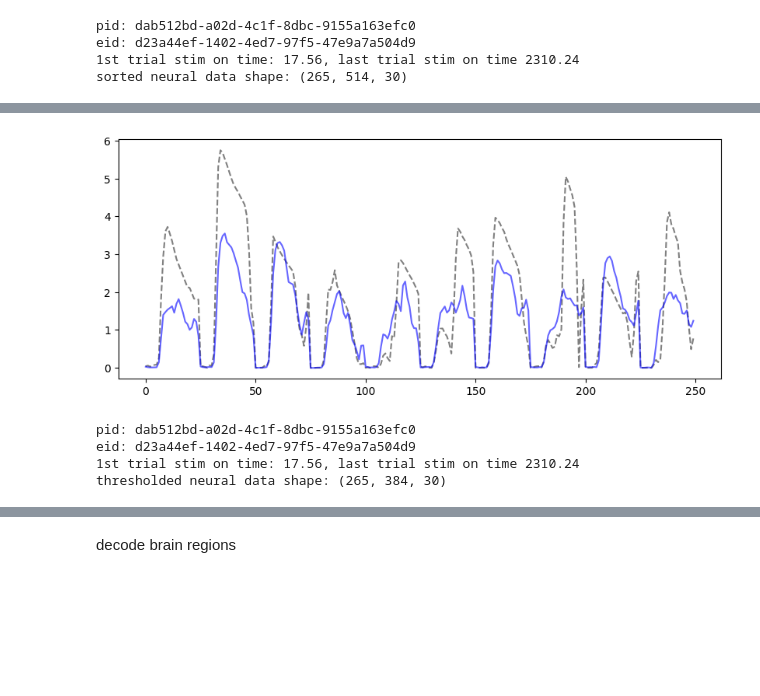
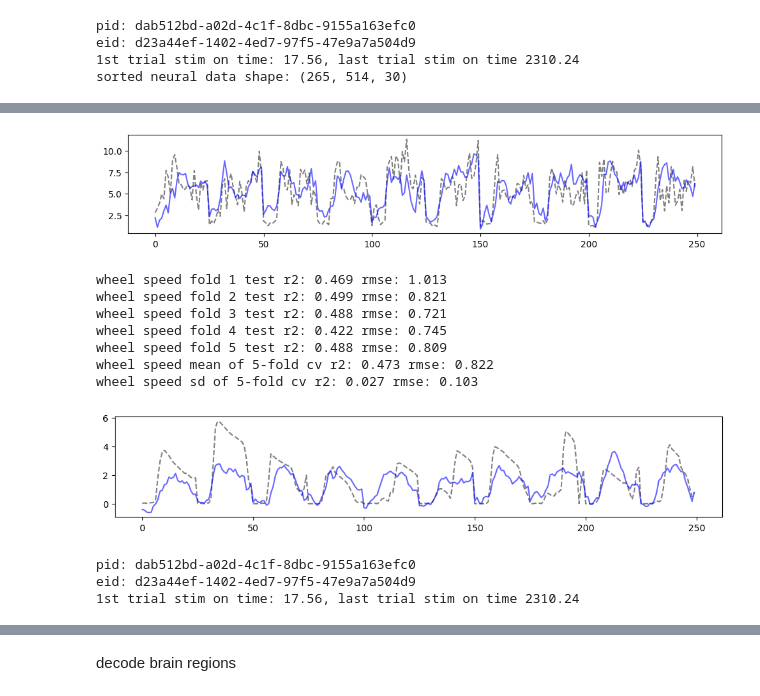
Before and after one commit to yzhang511/density_decoding, a Jupyter notebook: demo/dy_016_continuous_behaviors.ipynb, the cells around one changed output, grey strips where cells are left out. Saved outputs shown, nothing was run; the diff lists cells and outputs as text; code cells hidden in the pictures; blank space fills up the shorter version.

Commit message:
add sliding window

```diff
--- a/demo/dy_016_continuous_behaviors.ipynb
+++ b/demo/dy_016_continuous_behaviors.ipynb
@@ -28,7 +27,7 @@ motion_energy, _, wheel_speed, _, _, _ = data_preprocess.preprocess_dynamic_beha
 # %% [markdown]
 decode all regions
 # %%
-sorted_trials, _, stim_on_times, np1_channel_map= data_preprocess.load_neural_data(
+sorted_trials, _, stim_on_times, np1_channel_map= preprocess.load_neural_data(
     pid=pid,
     trial_data_path=trial_data_path,
     neural_data_path=neural_data_path,
@@ -44,7 +43,7 @@ sorted = np.vstack([sorted_trials[i] for i in np.arange(n_trials)])
 spike_times_sorted = sorted[:,0]
 spike_clusters = sorted[:,1]
 
-sorted_neural_data = data_preprocess.compute_neural_activity(
+sorted_neural_data = preprocess.compute_neural_activity(
     (spike_times_sorted, spike_clusters),
     stim_on_times,
     'sorted',
@@ -89,7 +59,6 @@ def generate_predict_matrix(
 # %%
-windowed_sorted_neural_data, half_window_size, n_windows = generate_predict_matrix(
-    sorted_neural_data.transpose([1,0,2]),
+windowed_sorted_neural_data, half_window_size, n_windows = decoder.sliding_window(
+    sorted_neural_data,
     n_trials,
     window_size = 7
 )
-windowed_wheel_speed = wheel_speed[:,half_window_size:n_windows]
@@ -170,0 +65,8 @@ wheel speed sd of 5-fold cv r2: 0.022 rmse: 0.064
+# %%
+windowed_wheel_speed = wheel_speed[:,half_window_size:n_windows].reshape(-1,1)
+windowed_motion_energy = motion_energy[:,half_window_size:n_windows].reshape(-1,1)
+
+dynamic_behaviors = {
+    'motion energy': windowed_motion_energy,
+    'wheel speed': windowed_wheel_speed
+}
@@ -171,13 +88,32 @@ wheel speed sd of 5-fold cv r2: 0.022 rmse: 0.064
+# %%
+plt.figure(figsize=(12, 2))
+plt.plot(np.hstack([cv_obs[0][i] for i in range(0, 50, 5)]), c='gray', linestyle='dashed', label='observed');
+plt.plot(np.hstack([cv_preds[0].reshape(-1, 25)[i] for i in range(0, 50, 5)]), c='blue', alpha=.6, label='predicted');
+# %% [output]
+[figure, added]
+# %%
+cv_r2s, cv_rmses, cv_ids, cv_obs, cv_preds = decoder.cv_decode_dynamic(
+    windowed_sorted_neural_data,
+    windowed_wheel_speed,
+    n_trials,
+    'wheel speed'
+)
+# %% [output]
+wheel speed fold 1 test r2: 0.469 rmse: 1.013
+wheel speed fold 2 test r2: 0.499 rmse: 0.821
+wheel speed fold 3 test r2: 0.488 rmse: 0.721
+wheel speed fold 4 test r2: 0.422 rmse: 0.745
+wheel speed fold 5 test r2: 0.488 rmse: 0.809
+wheel speed mean of 5-fold cv r2: 0.473 rmse: 0.822
+wheel speed sd of 5-fold cv r2: 0.027 rmse: 0.103
 # %%
-plt.figure(figsize=(10, 4))
-plt.plot(np.hstack([cv_obs[0][i] for i in range(0, 50, 5)]),
-         c='gray', linestyle='dashed', label='observed');
-plt.plot(np.hstack([cv_preds[0][i] for i in range(0, 50, 5)]),
-         c='blue', alpha=.6, label='predicted');
+plt.figure(figsize=(12, 2))
+plt.plot(np.hstack([cv_obs[0][i] for i in range(0, 50, 5)]), c='gray', linestyle='dashed', label='observed');
+plt.plot(np.hstack([cv_preds[0].reshape(-1, 25)[i] for i in range(0, 50, 5)]), c='blue', alpha=.6, label='predicted');
 # %% [output]
-[figure, old version]
+[figure, new version]
 # %%
-unsorted_trials, stim_on_times, np1_channel_map = data_preprocess.load_neural_data(
+unsorted_trials, stim_on_times, np1_channel_map = preprocess.load_neural_data(
     pid=pid,
     trial_data_path=trial_data_path,
     neural_data_path=neural_data_path,
@@ -194,7 +130,7 @@ spike_times_unsorted = unsorted[:,0]
 spike_channels = unsorted[:,1]
 spike_features = unsorted[:,2:]
 
-thresholded_neural_data = data_preprocess.compute_neural_activity(
+thresholded_neural_data = preprocess.compute_neural_activity(
     (spike_times_unsorted, spike_channels),
     stim_on_times,
     'thresholded',
@@ -206,4 +142,3 @@ print(f'thresholded neural data shape: {thresholded_neural_data.shape}')
 pid: dab512bd-a02d-4c1f-8dbc-9155a163efc0
 eid: d23a44ef-1402-4ed7-97f5-47e9a7a504d9
 1st trial stim on time: 17.56, last trial stim on time 2310.24
-thresholded neural data shape: (265, 384, 30)
```
Also changed, not shown: parts of 20 cells of this notebook, 7 other files.
